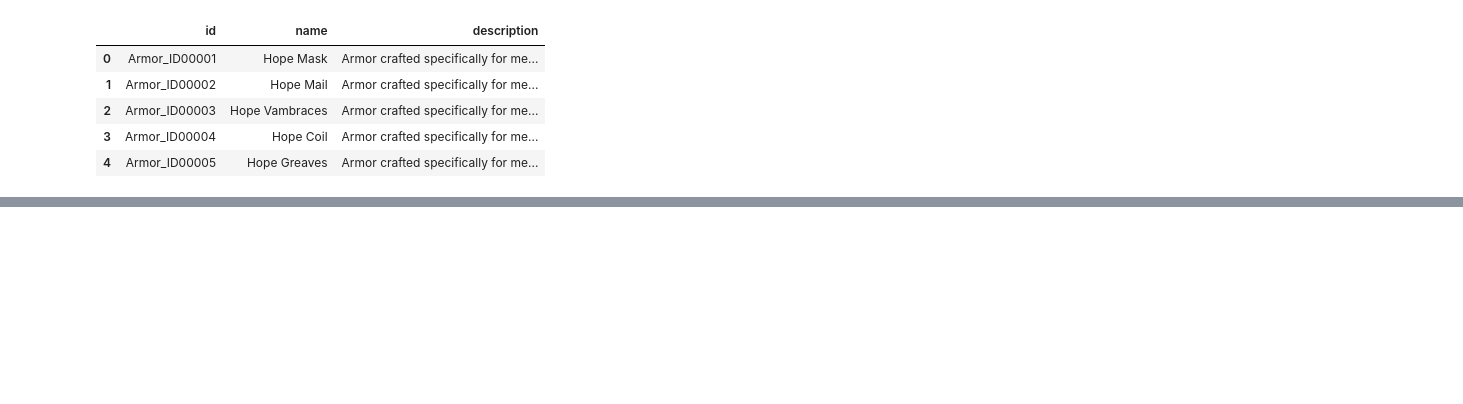
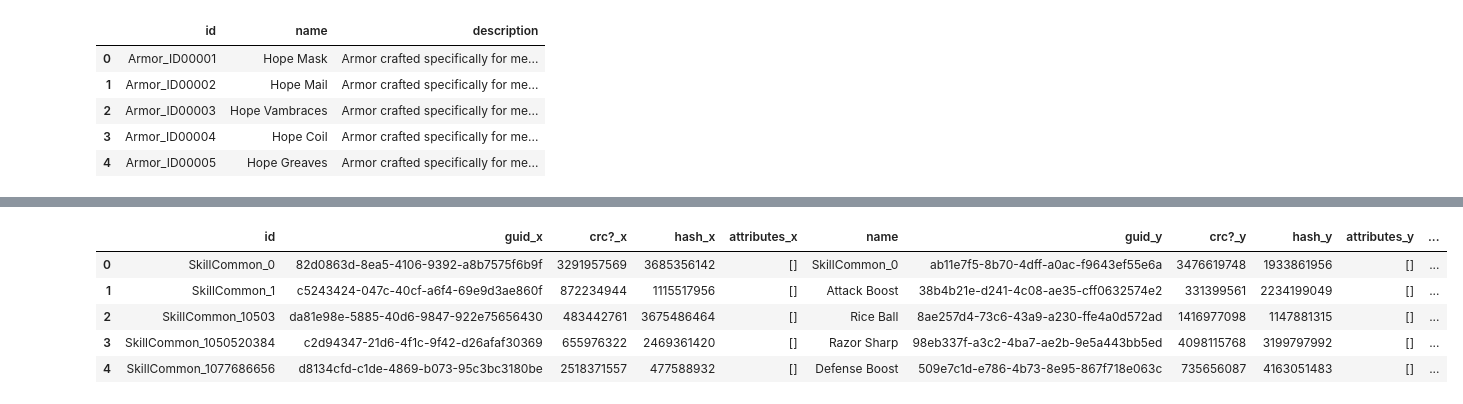
Before and after one commit to NoswalDev/MHRice_Wrangler, a Jupyter notebook: MHWilds_Skills.ipynb, the cells around one changed output, grey strips where cells are left out. Saved outputs shown, nothing was run; the diff lists cells and outputs as text; code cells hidden in the pictures; blank space fills up the shorter version.

Commit message:
one more skills section then on to matching.

```diff
--- a/MHWilds_Skills.ipynb
+++ b/MHWilds_Skills.ipynb
@@ -576,0 +499,18 @@ df_armor_names.head()
+# %%
+url = 'https://raw.githubusercontent.com/dtlnor/MHWs-in-json/refs/heads/main/natives/STM/GameDesign/Text/Excel_Equip/ArmorSeries.msg.23.json'
+
+with urllib.request.urlopen(url) as page:
+    raw = json.load(page)
+sect = raw.get('entries')
+df = pd.json_normalize(sect)
+
+# pull english names
+df['content'] = df['content'].str[1]
+
+# rename
+df.rename(columns={'name':'id','content':'series'}, inplace=True)
+
+df_armor_series = df[['id','series']].copy()
+
+# df.head()
+df_armor_series.head()
@@ -576,0 +688,39 @@ df_armor_names.head()
+# %%
+url = 'https://raw.githubusercontent.com/dtlnor/MHWs-in-json/refs/heads/main/natives/STM/GameDesign/Text/Excel_Equip/SkillCommon.msg.23.json'
+
+with urllib.request.urlopen(url) as page:
+    raw = json.load(page)
+sect = raw.get('entries')
+df = pd.json_normalize(sect)
+
+# pull english names
+df['content'] = df['content'].str[1]
+
+#separate names and descriptions
+df_1 = df[~df['name'].str.contains('EXP')].copy()
+df_2 = df[df['name'].str.contains('EXP')].copy()
+
+#normalize naming
+df_2['name'] = df_2['name'].str.replace('EXP','')
+df_2.rename(columns={'name':'id','content':'description'}, inplace=True)
+df_1.rename(columns={'name':'id','content':'name'}, inplace=True)
+
+#adjust content
+df_1['name'] = df_1['name'].str.replace('<COLOR FF0000>#Rejected#</COLOR> ','')
+df_2['description'] = df_2['description'].str.replace('<COLOR FF0000>#Rejected#</COLOR> ','')
+df_2['description'] = df_2['description'].str.replace(r'[\r\n<>]+', ' ', regex=True)
+
+#merge into final
+# df_skills_2 = pd.merge(df_1[['id','name']], df_2[['id','description']], on='id', how='outer')
+df_skills_2 = pd.merge(df_1, df_2, on='id', how='outer')
+df_skills_2.reset_index(drop=True, inplace=True)
+
+# df.head()
+df_skills_2.head()
+# %% [output]
+|  | id | guid_x | crc?_x | hash_x | attributes_x | name | guid_y | crc?_y | hash_y | attributes_y | ... |
+| 0 | SkillCommon_0 | 82d0863d-8ea5-4106-9392-a8b7575f6b9f | 3291957569 | 3685356142 | [] | SkillCommon_0 | ab11e7f5-8b70-4dff-a0ac-f9643ef55e6a | 3476619748 | 1933861956 | [] | ... |
+| 1 | SkillCommon_1 | c5243424-047c-40cf-a6f4-69e9d3ae860f | 872234944 | 1115517956 | [] | Attack Boost | 38b4b21e-d241-4c08-ae35-cff0632574e2 | 331399561 | 2234199049 | [] | ... |
+| 2 | SkillCommon_10503 | da81e98e-5885-40d6-9847-922e75656430 | 483442761 | 3675486464 | [] | Rice Ball | 8ae257d4-73c6-43a9-a230-ffe4a0d572ad | 1416977098 | 1147881315 | [] | ... |
+| 3 | SkillCommon_1050520384 | c2d94347-21d6-4f1c-9f42-d26afaf30369 | 655976322 | 2469361420 | [] | Razor Sharp | 98eb337f-a3c2-4ba7-ae2b-9e5a443bb5ed | 4098115768 | 3199797992 | [] | ... |
+| 4 | SkillCommon_1077686656 | d8134cfd-c1de-4869-b073-95c3bc3180be | 2518371557 | 477588932 | [] | Defense Boost | 509e7c1d-e786-4b73-8e95-867f718e063c | 735656087 | 4163051483 | [] | ... |
```
Also changed, not shown: parts of 18 cells of this notebook.
